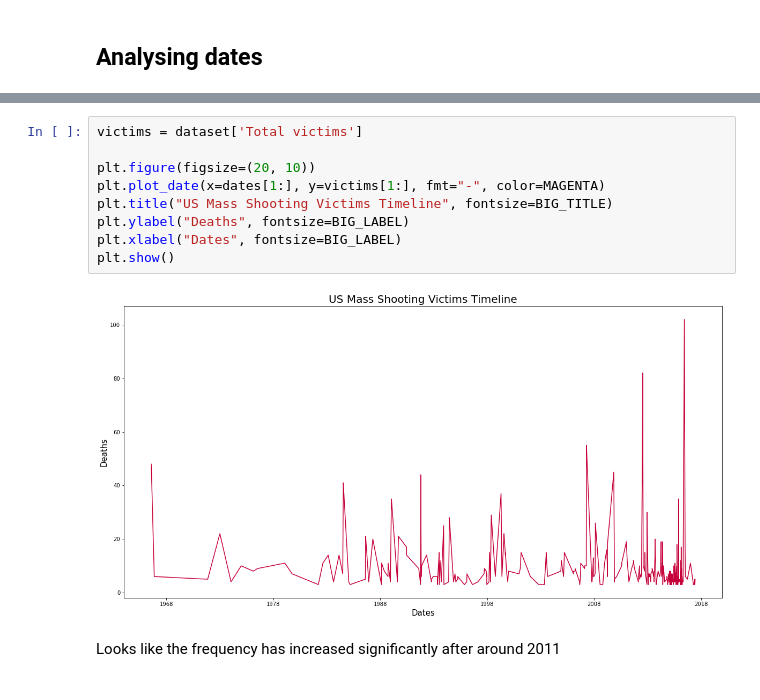
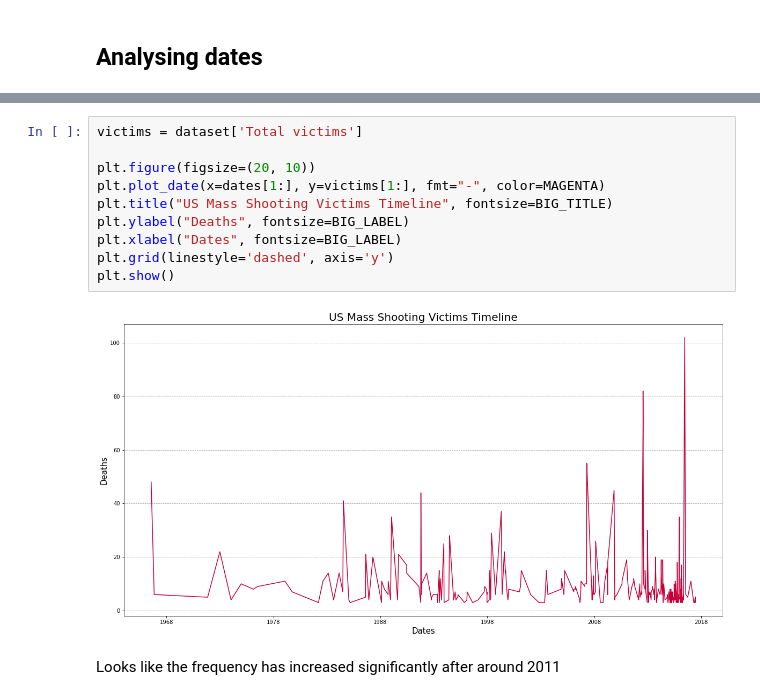
Before and after one commit to nikolaevra/us-mass-shootings-notebook, a Jupyter notebook: US Mass Shootings.ipynb, the cells around one changed output, grey strips where cells are left out. Cells and saved outputs as stored; diff of their text form.

```diff
--- a/US Mass Shootings.ipynb
+++ b/US Mass Shootings.ipynb
@@ -207,14 +208,15 @@ plt.show()
 # %%
 victims = dataset['Total victims']
 
 plt.figure(figsize=(20, 10))
 plt.plot_date(x=dates[1:], y=victims[1:], fmt="-", color=MAGENTA)
 plt.title("US Mass Shooting Victims Timeline", fontsize=BIG_TITLE)
 plt.ylabel("Deaths", fontsize=BIG_LABEL)
 plt.xlabel("Dates", fontsize=BIG_LABEL)
+plt.grid(linestyle='dashed', axis='y')
 plt.show()
 # %% [output]
-[figure, old version]
+[figure, new version]
 # %% [markdown]
 Looks like the frequency has increased significantly after around 2011
 # %%
```
Also changed, not shown: parts of 18 cells of this notebook, 1 other file.
